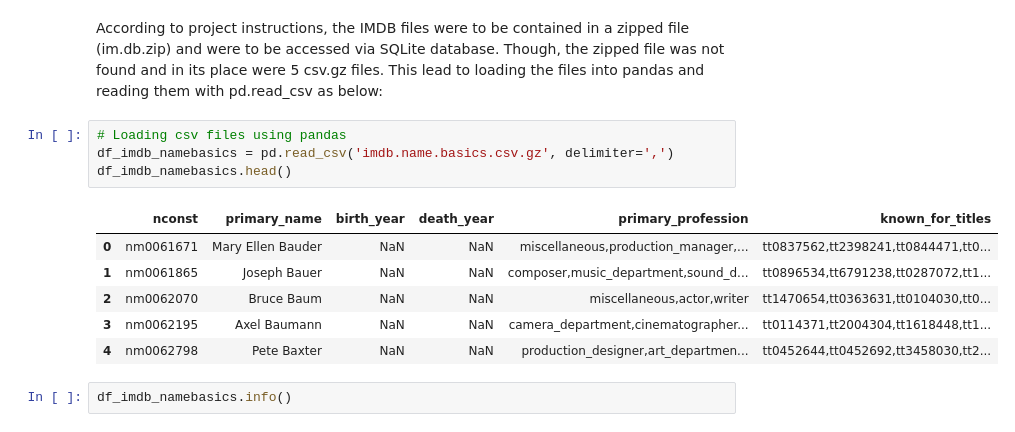
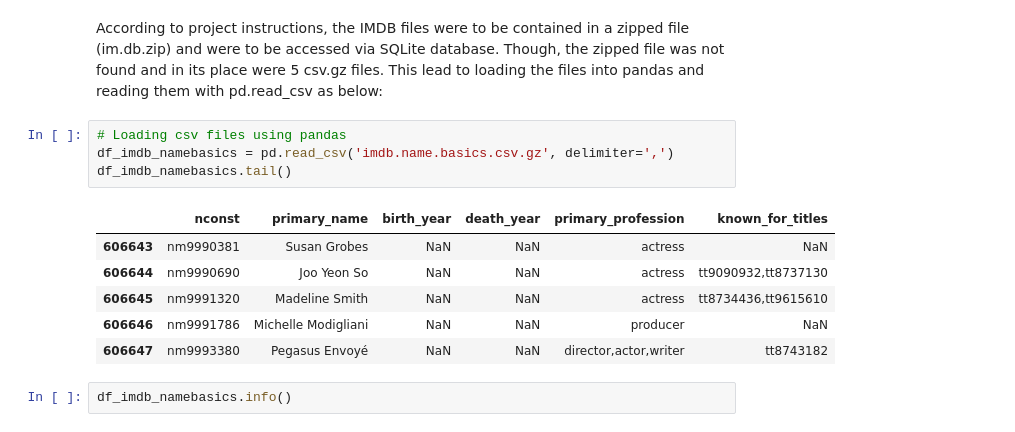
Before and after one commit to emma-030/Phase1Project_New, a Jupyter notebook: Phase1Project_New.ipynb, the cells around one changed output. Drawn from its saved outputs; the diff is of its cells as text.

```diff
--- a/Phase1Project_New.ipynb
+++ b/Phase1Project_New.ipynb
@@ -265,14 +265,14 @@ According to project instructions, the IMDB files were to be contained in a zipp
 # %%
 # Loading csv files using pandas
 df_imdb_namebasics = pd.read_csv('imdb.name.basics.csv.gz', delimiter=',')
-df_imdb_namebasics.head()
+df_imdb_namebasics.tail()
 # %% [output]
 |  | nconst | primary_name | birth_year | death_year | primary_profession | known_for_titles |
-| 0 | nm0061671 | Mary Ellen Bauder | NaN | NaN | miscellaneous,production_manager,... | tt0837562,tt2398241,tt0844471,tt0... |
-| 1 | nm0061865 | Joseph Bauer | NaN | NaN | composer,music_department,sound_d... | tt0896534,tt6791238,tt0287072,tt1... |
-| 2 | nm0062070 | Bruce Baum | NaN | NaN | miscellaneous,actor,writer | tt1470654,tt0363631,tt0104030,tt0... |
-| 3 | nm0062195 | Axel Baumann | NaN | NaN | camera_department,cinematographer... | tt0114371,tt2004304,tt1618448,tt1... |
-| 4 | nm0062798 | Pete Baxter | NaN | NaN | production_designer,art_departmen... | tt0452644,tt0452692,tt3458030,tt2... |
+| 606643 | nm9990381 | Susan Grobes | NaN | NaN | actress | NaN |
+| 606644 | nm9990690 | Joo Yeon So | NaN | NaN | actress | tt9090932,tt8737130 |
+| 606645 | nm9991320 | Madeline Smith | NaN | NaN | actress | tt8734436,tt9615610 |
+| 606646 | nm9991786 | Michelle Modigliani | NaN | NaN | producer | NaN |
+| 606647 | nm9993380 | Pegasus Envoyé | NaN | NaN | director,actor,writer | tt8743182 |
 # %%
 df_imdb_namebasics.info()
 # %% [output]
```
Also changed, not shown: parts of 35 cells of this notebook.
